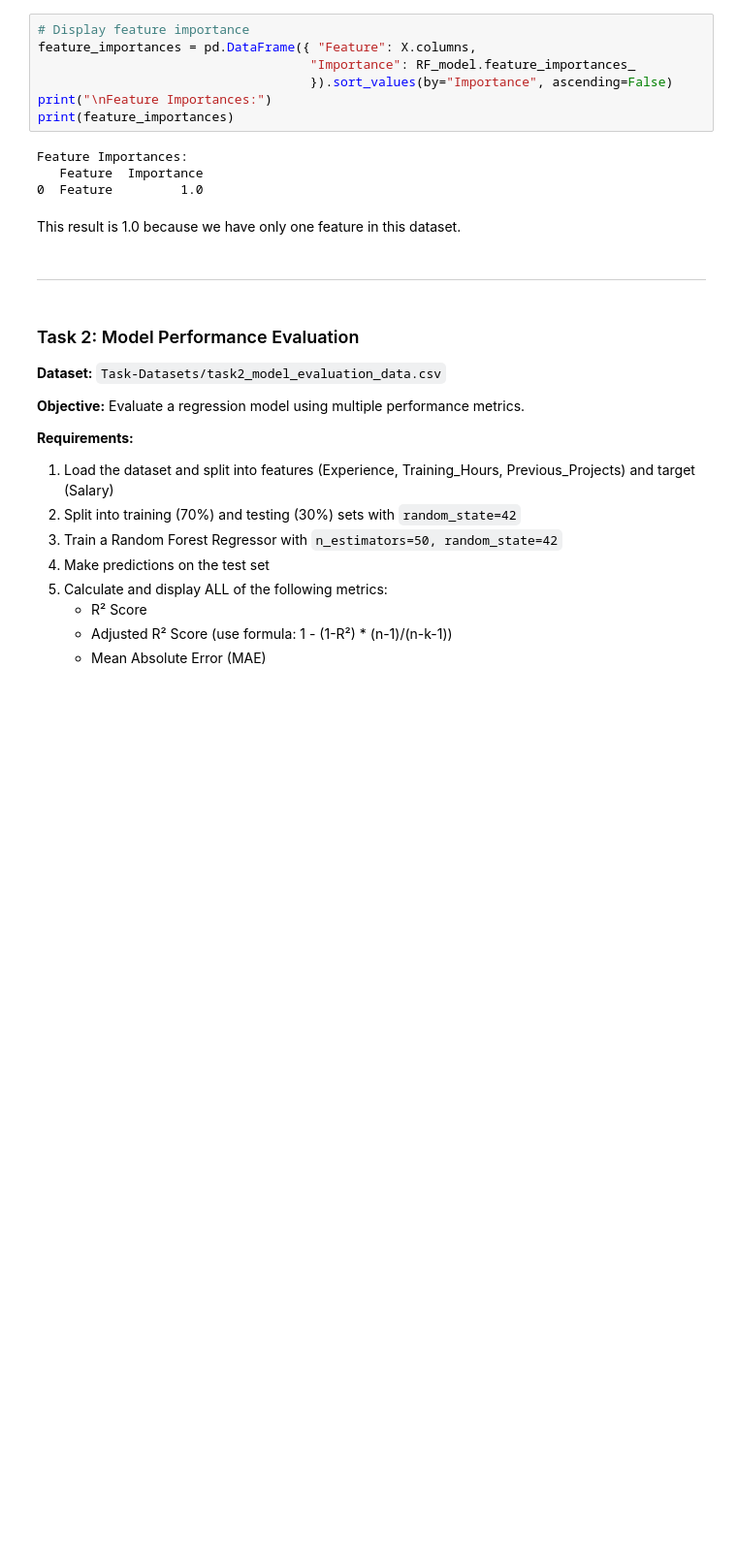
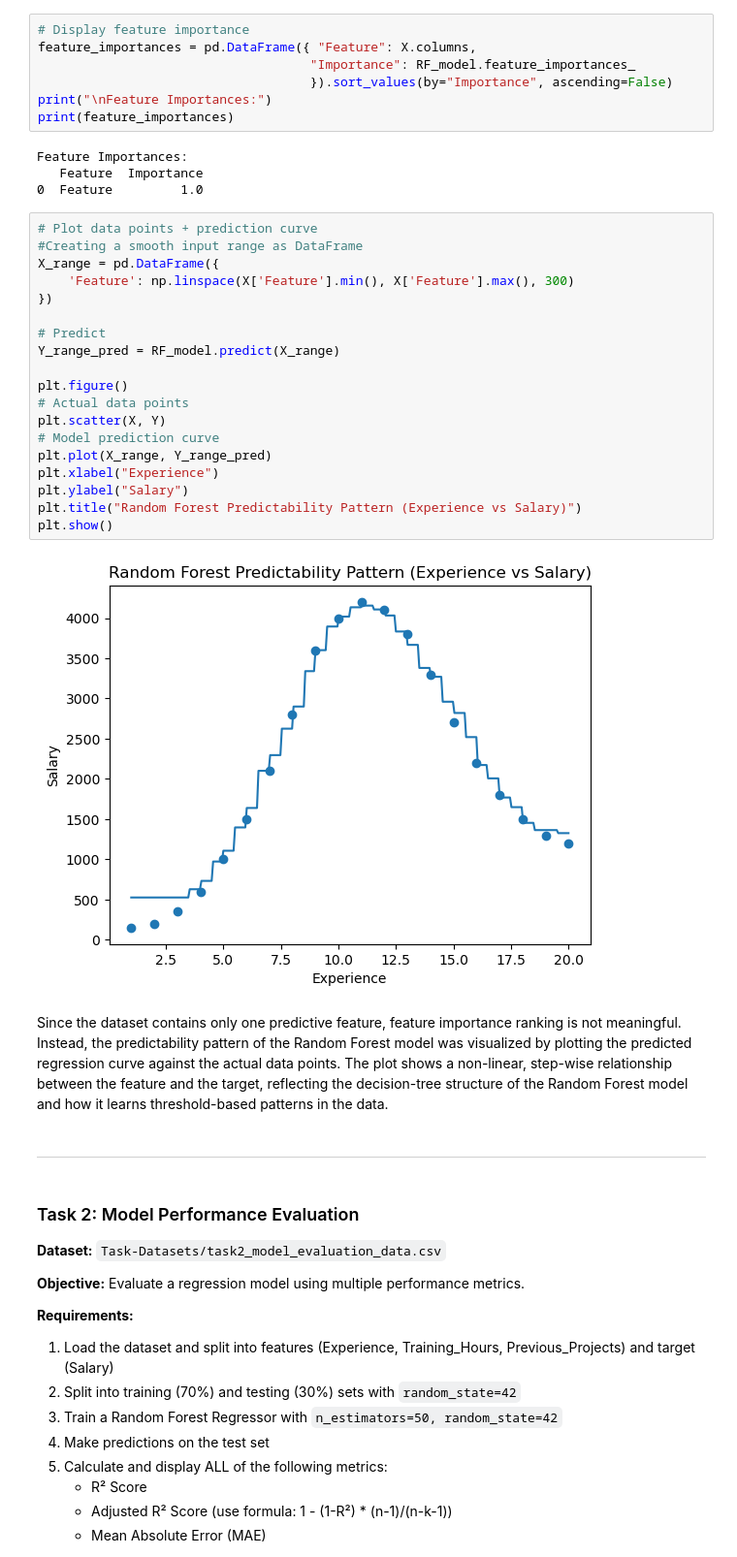
Before and after one commit to Blessing-Ekeh/dataraflow-week16-Regression, a Jupyter notebook: Take Home.ipynb, the cells around one changed output. Shown at 97% size. Cells and saved outputs as stored; diff of their text form; blank space fills up the shorter version.

```diff
--- a/Take Home.ipynb
+++ b/Take Home.ipynb
@@ -96,8 +97,29 @@ print(feature_importances)
 Feature Importances:
    Feature  Importance
 0  Feature         1.0
+# %%
+# Plot data points + prediction curve
+#Creating a smooth input range as DataFrame
+X_range = pd.DataFrame({
+    'Feature': np.linspace(X['Feature'].min(), X['Feature'].max(), 300)
+})
+
+# Predict
+Y_range_pred = RF_model.predict(X_range)
+
+plt.figure()
+# Actual data points
+plt.scatter(X, Y)
+# Model prediction curve
+plt.plot(X_range, Y_range_pred)
+plt.xlabel("Experience")
+plt.ylabel("Salary")
+plt.title("Random Forest Predictability Pattern (Experience vs Salary)")
+plt.show()
+# %% [output]
+[figure, added]
 # %% [markdown]
-This result is 1.0 because we have only one feature in this dataset.
+Since the dataset contains only one predictive feature, feature importance ranking is not meaningful. Instead, the predictability pattern of the Random Forest model was visualized by plotting the predicted regression curve against the actual data points. The plot shows a non-linear, step-wise relationship between the feature and the target, reflecting the decision-tree structure of the Random Forest model and how it learns threshold-based patterns in the data.
 # %% [markdown]
 ---
 # %% [markdown]
```
Also changed, not shown: parts of 24 cells of this notebook.
